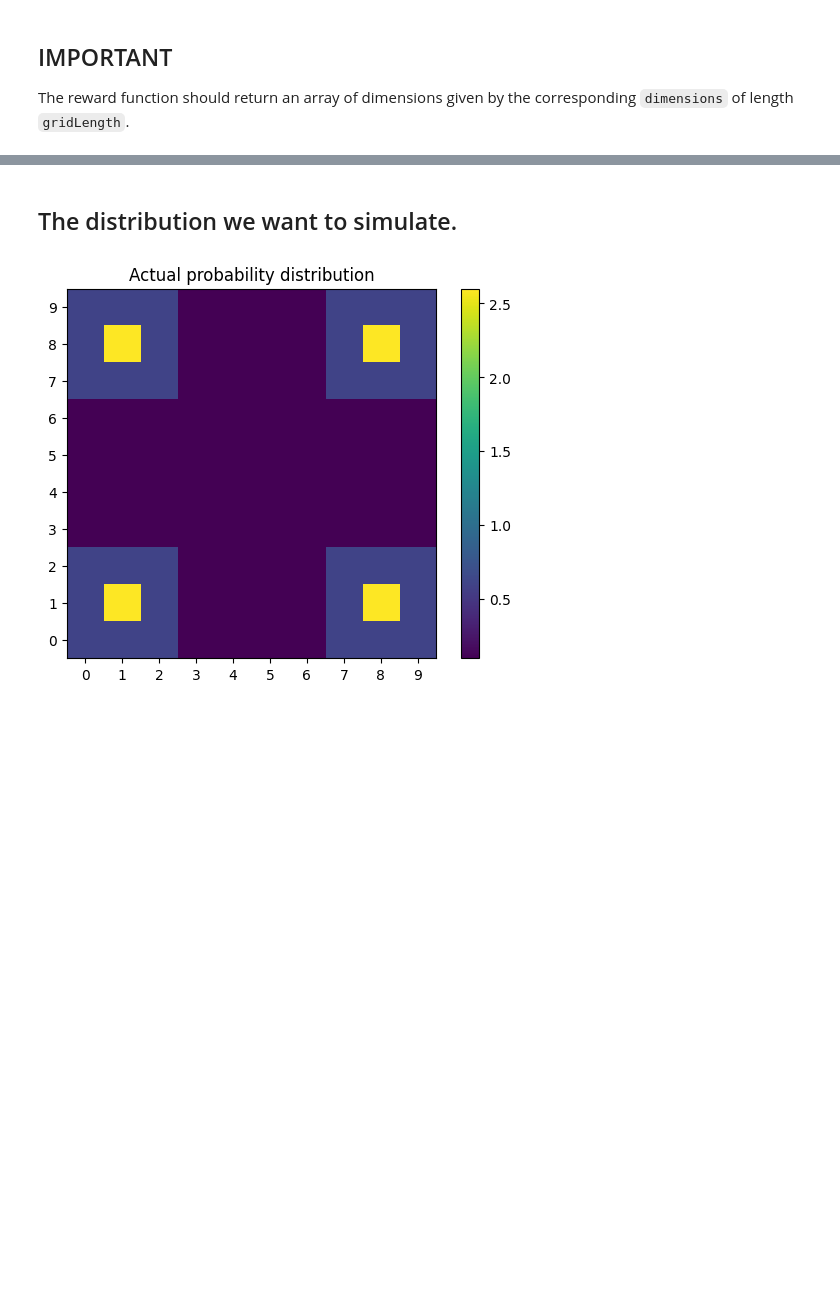
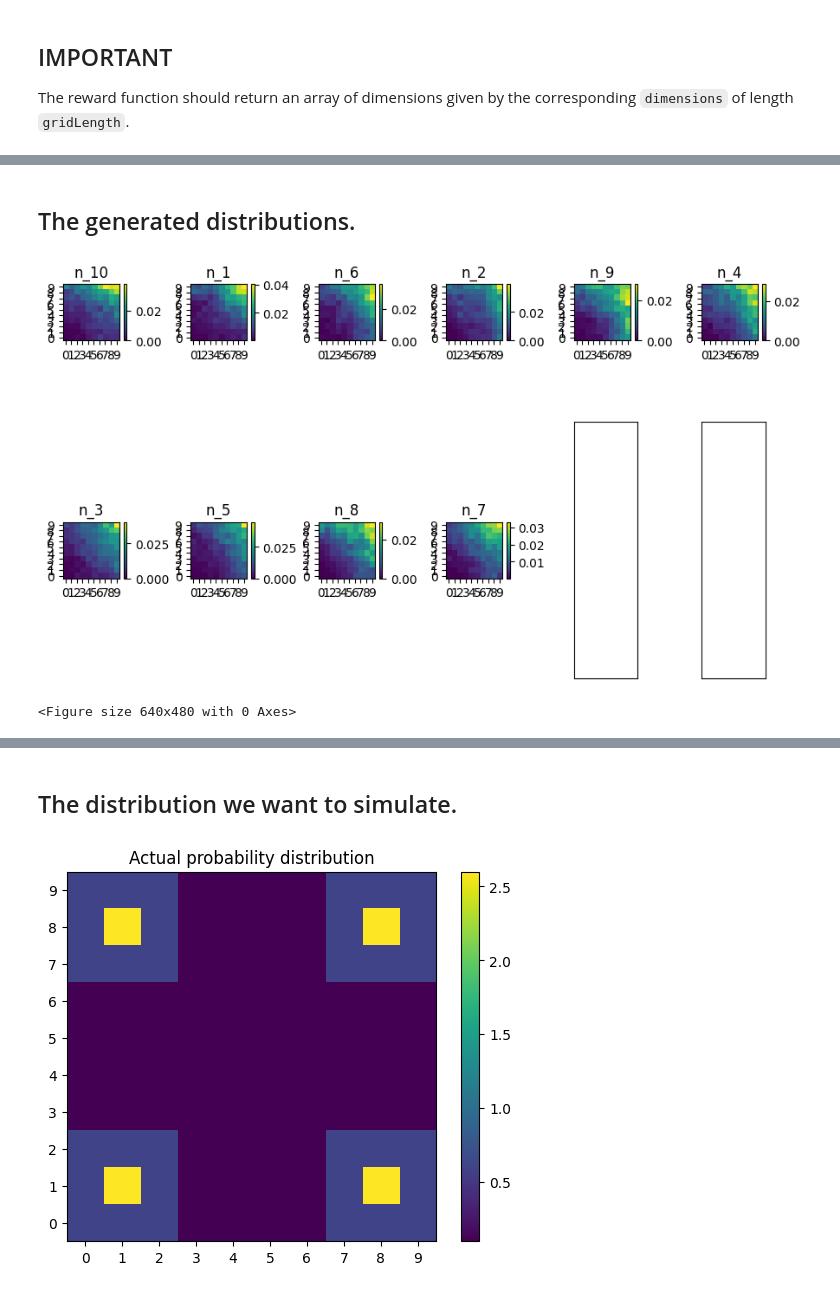
Before and after one commit to JosephRRB/torchgfn_spinfoams, a Jupyter notebook: notebooks/Comparison with MCMC 2D.ipynb, the cells around one changed output, grey strips where cells are left out. Saved outputs shown, nothing was run; the diff lists cells and outputs as text; code cells hidden in the pictures; blank space fills up the shorter version.

```diff
--- a/notebooks/Comparison with MCMC 2D.ipynb
+++ b/notebooks/Comparison with MCMC 2D.ipynb
@@ -34,0 +73,45 @@ def rewardFunction(gridLength):
+# %% [markdown]
+## The generated distributions.
+# %%
+dir = "data/2DComparison/iterations_"+str(iterationsNumber)+"_batch_size_"+str(batchSize)+"_burnin_"+str(burnFactor)+"_sigma_"+str(deviation)+"/gridLength"+str(gridLength)+"/draws/"
+
+fileNumber = 0
+
+for file in Path(dir).glob("**/*draw*"):
+    fileNumber += 1
+
+rows = 1
+
+while(fileNumber % rows != 0):
+    rows += 1
+
+axis = np.arange(gridLength)
+
+fig, axs = plt.subplots(nrows=math.ceil(fileNumber / 6.0), ncols=6, figsize=(9, 6), subplot_kw={'xticks': [], 'yticks': []})
+
+
+for ax, file in zip(axs.flat, Path(dir).glob("**/*draw*")):
+    df = np.genfromtxt(file, delimiter=',', skip_header=1)
+    df = np.array(df)
+    data = np.zeros(shape=(gridLength, gridLength))
+    batchNumber = float(np.sum(df[:,2]))
+    for i in range(df.shape[0]):
+        data[int(df[i, 0]), int(df[i, 1])] += df[i, 2] / batchNumber
+
+    title = str(os.path.basename(file).split("batch_",1)[1]) # Remove part beofre batch number
+    title = title.split(".csv")[0] # Remove the ending
+    ax.set_title(title)
+    ax.set_xticks(axis, labels=axis.astype(str))
+    ax.set_yticks(axis, labels=axis.astype(str))
+    divider = make_axes_locatable(ax)
+    cax = divider.append_axes("right", size="5%", pad=0.05)
+    fig.colorbar(ax.imshow(data, cmap='viridis', interpolation='nearest'), cax = cax)
+    ax.invert_yaxis()
+
+
+plt.tight_layout()
+plt.show()
+plt.clf()
+# %% [output]
+[figure, added]
+<Figure size 640x480 with 0 Axes>
```
Also changed, not shown: parts of 9 cells of this notebook, 1 other file.
